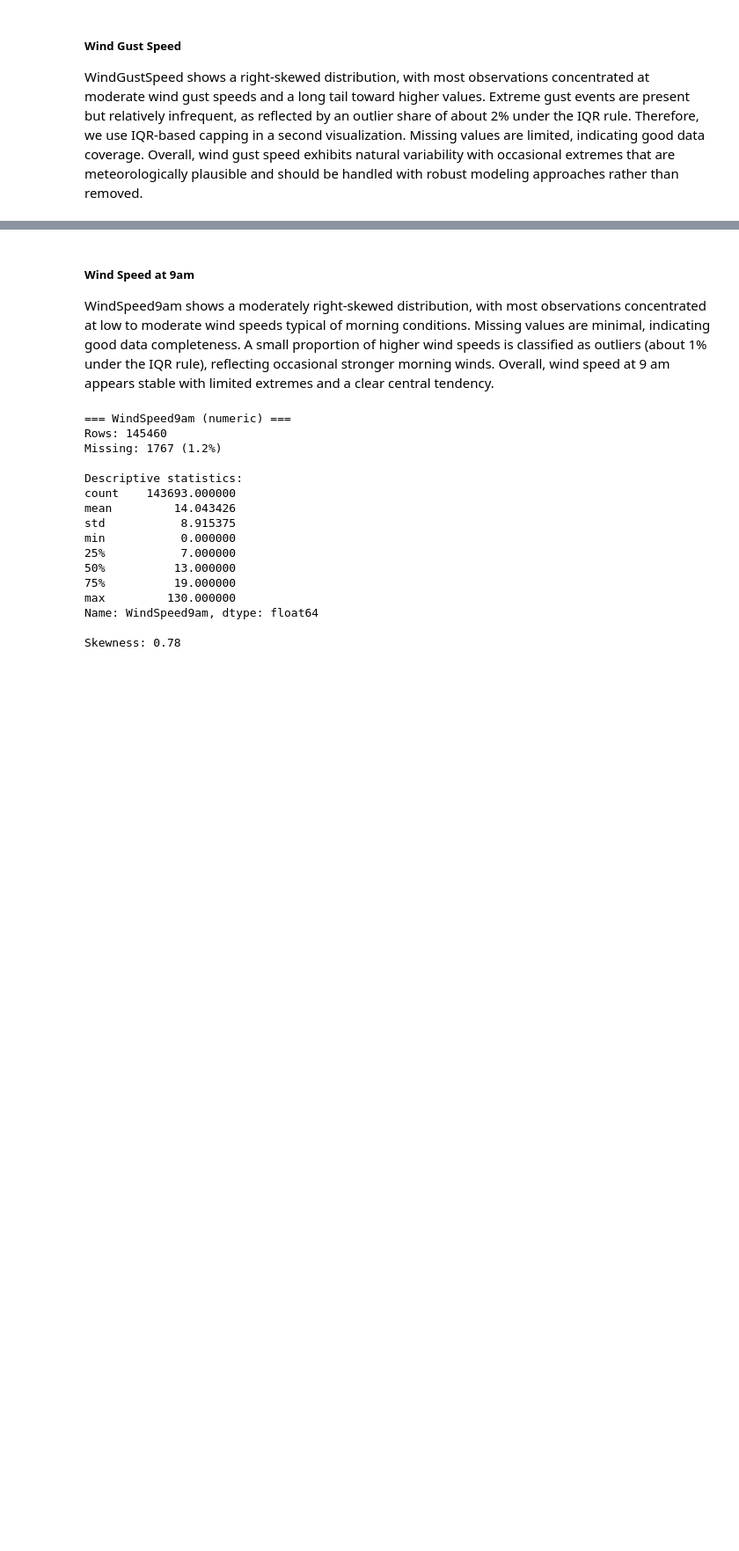
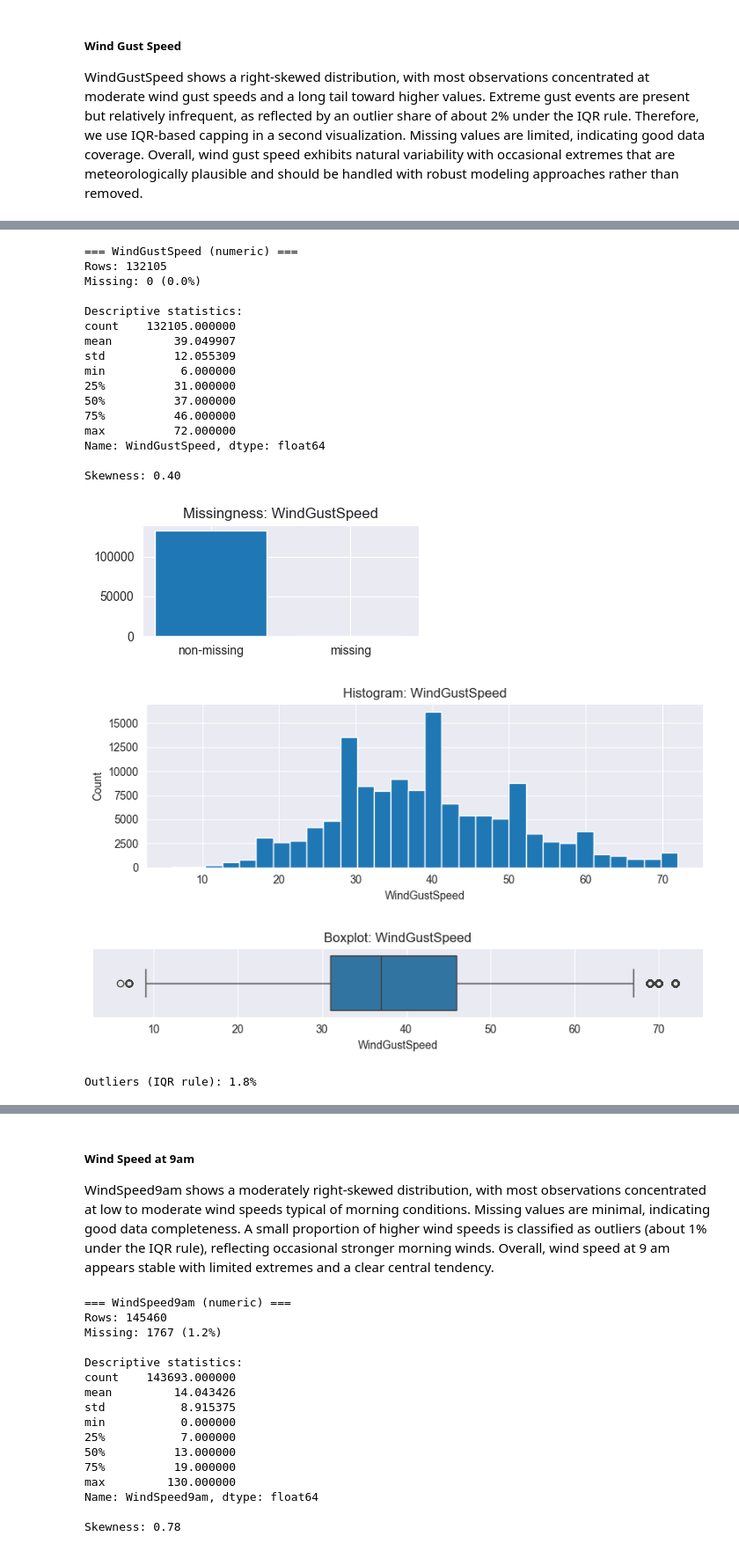
Before and after one commit to AstouK/Rain_Australia, a Jupyter notebook: rain_australia v3.ipynb, the cells around one changed output, grey strips where cells are left out. Shown at 88% size. Cells and saved outputs as stored; diff of their text form; code cells hidden in the pictures; blank space fills up the shorter version.

```diff
--- a/rain_australia v3.ipynb
+++ b/rain_australia v3.ipynb
@@ -1583,11 +1584,32 @@ Outliers (IQR rule): 2.1%
 # %%
 # Nils Becker (03817505)
 # Since the outlier share of Rainfall exceeds the 2% threshold, defined in EDA's introduction, we use IQR-based capping for better visualization.
 # To improve the interpretability of the distribution, extreme wind gust speed values are identified using the one-sided IQR 1.5 method. Observation above this threshold are therefore excluded.
 q1 = df['WindGustSpeed'].quantile(0.25)
 q3 = df['WindGustSpeed'].quantile(0.75)
 iqr = q3 - q1
 
 upper = q3 + 1.5 * iqr
 
-univariate_report_numerical(df_eda[df_eda['WindGustSpeed'] <= upper], col='WindGustSpeed')
+univariate_report_numerical(df_eda[df_eda['WindGustSpeed'] <= upper], col='WindGustSpeed', target='RainTomorrow')
+# %% [output]
+=== WindGustSpeed (numeric) ===
+Rows: 132105
+Missing: 0 (0.0%)
+
+Descriptive statistics:
+count    132105.000000
+mean         39.049907
+std          12.055309
+min           6.000000
+25%          31.000000
+50%          37.000000
+75%          46.000000
+max          72.000000
+Name: WindGustSpeed, dtype: float64
+
+Skewness: 0.40
+[figure, added]
+[figure, added]
+[figure, added]
+Outliers (IQR rule): 1.8%
```
Also changed, not shown: parts of 14 cells of this notebook.
